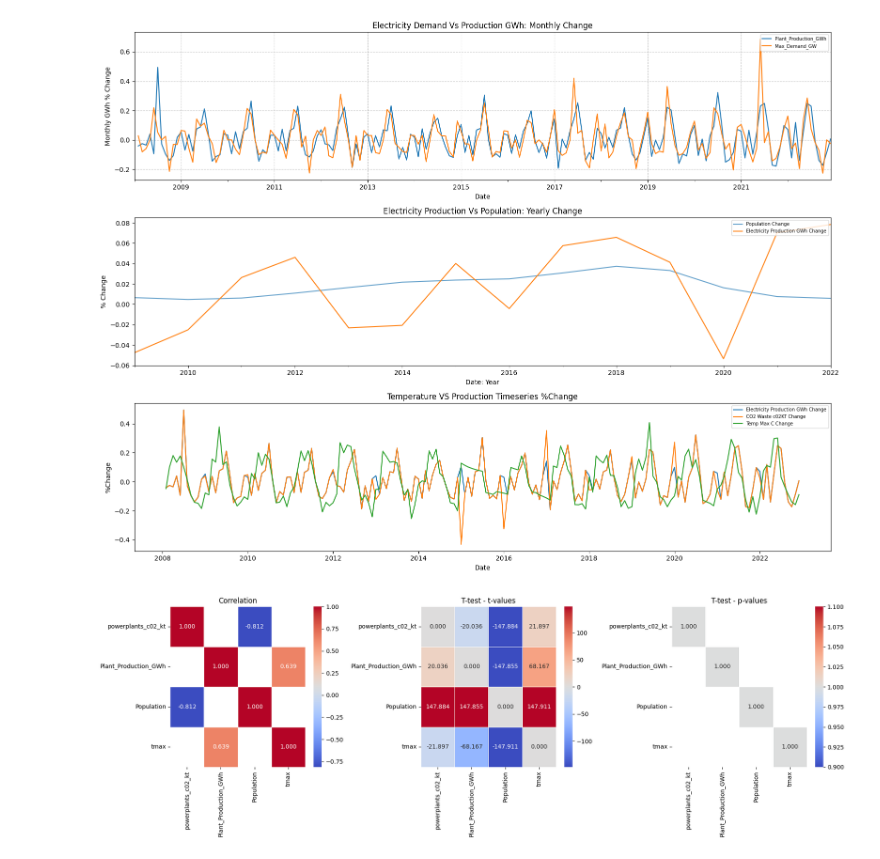
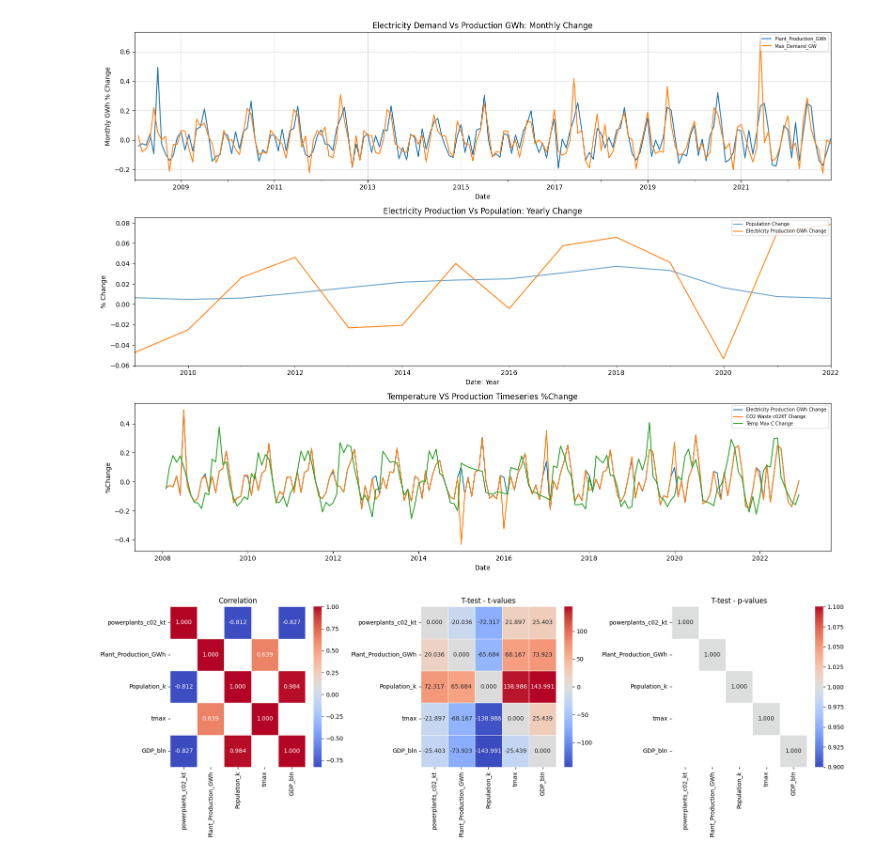
Before and after one commit to ATECO-malta/applied_ml_assignment, a Jupyter notebook: data_analysis.ipynb, the cells around one changed output. Saved outputs shown, nothing was run; the diff lists cells and outputs as text; code cells hidden in the pictures.

```diff
--- a/data_analysis.ipynb
+++ b/data_analysis.ipynb
@@ -229,9 +266,11 @@ all_data_df.tail(3)
 # %%
 POP_DS = "malta_population.csv"
+UNIT_TO_THOUSAND = 1000
 
 pop_df = pd.read_csv(f"{RAW_DATA_PATH}/{POP_DS}")
 pop_df = pop_df.T
-pop_df.columns = ["Population"]
+pop_df.columns = ["Population_k"]
+pop_df["Population_k"] = pop_df["Population_k"] / UNIT_TO_THOUSAND
 
 # Indexed on year only, resample to monthly. interpolate everything.
 pop_df.index = pd.to_datetime(pop_df.index, format="%Y")
@@ -243,13 +282,12 @@ pop_df.index = pop_df.index.to_period("M").to_timestamp("M") + pd.DateOffset(day
 
 # Population is missing the last months from the resample.
 all_data_df = pd.concat([all_data_df, pop_df], axis=1, ignore_index=False)
-all_data_df["Population"] = (
+all_data_df["Population_k"] = (
     # We cannot have 1/2 a person!
-    all_data_df["Population"]
+    all_data_df["Population_k"]
     .interpolate()
     .ffill()
     .bfill()
-    .astype(int)
 )
 
 all_data_df.tail(3)
@@ -360,7 +396,13 @@ from scipy.stats import ttest_ind
 
 CR_THRESHOLD = 0.6
 P_THRESHOLD = 0.05
-features = ["powerplants_c02_kt", "Plant_Production_GWh", "Population", "tmax"]
+features = [
+    "powerplants_c02_kt",
+    "Plant_Production_GWh",
+    "Population_k",
+    "tmax",
+    "GDP_bln",
+]
 
 corr_matrix = all_data_df[features].corr()
 t_value_matrix = np.zeros((len(features), len(features)))
@@ -381,34 +423,34 @@ plt.figure(figsize=(18, 6))
 plt.subplot(1, 3, 1)
 sns.heatmap(
     corr_matrix,
     annot=True,
     cmap="coolwarm",
     fmt=".3f",
     linewidths=0.5,
     mask=(np.abs(corr_matrix) <= CR_THRESHOLD),
 )
 plt.title("Correlation")
 
 plt.subplot(1, 3, 2)
 sns.heatmap(t_value_df, annot=True, cmap="coolwarm", fmt=".3f", linewidths=0.5)
 plt.title("T-test - t-values")
 
 plt.subplot(1, 3, 3)
 sns.heatmap(
     p_value_df,
     annot=True,
     cmap="coolwarm",
     fmt=".3f",
     linewidths=0.5,
     mask=(p_value_df <= P_THRESHOLD),
 )
 # Need to see if there is actual stats significance in the data changes.
 plt.title("T-test - p-values")
 
 plt.tight_layout()
 plt.show()
 # %% [output]
-[figure, old version]
+[figure, new version]
 # %%
 from sklearn.model_selection import train_test_split
 
```
Also changed, not shown: parts of 5 cells of this notebook, 4 other files.
